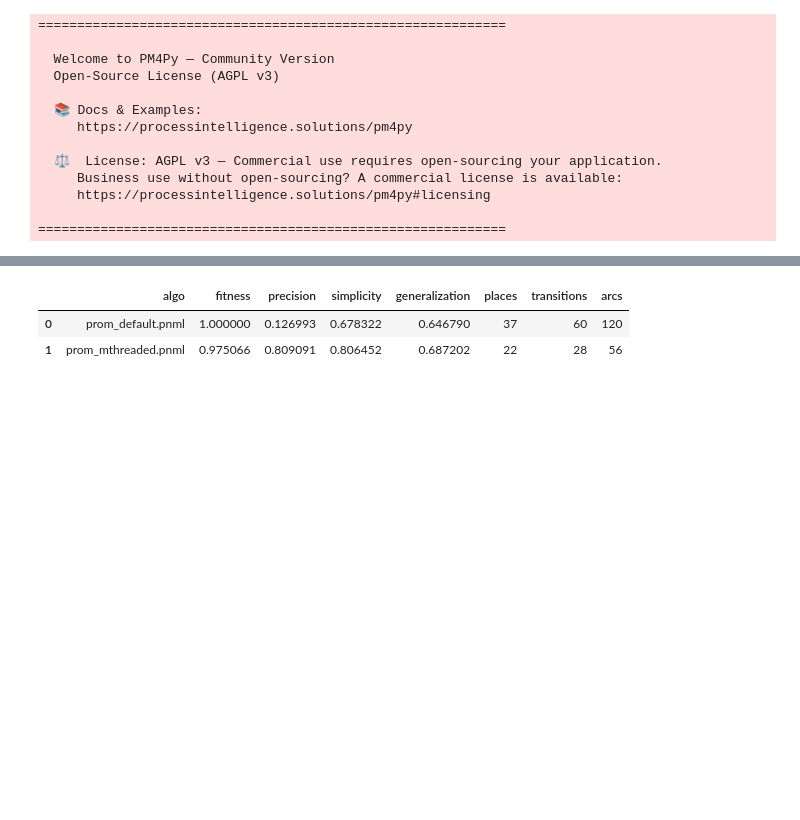
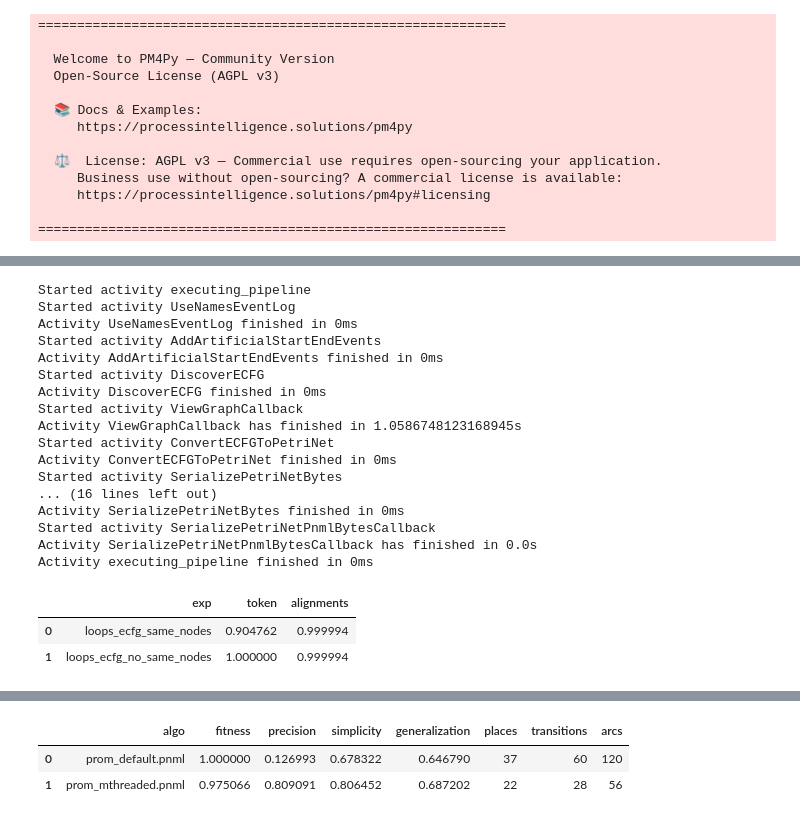
Before and after one commit to PM-IDE/workspace, a Jupyter notebook: Ficus/examples/gc_analysis/repro.ipynb, the cells around one changed output, grey strips where cells are left out. Drawn from its saved outputs; the diff is of its cells as text; code cells hidden in the pictures; blank space fills up the shorter version.

```diff
--- a/Ficus/examples/gc_analysis/repro.ipynb
+++ b/Ficus/examples/gc_analysis/repro.ipynb
@@ -176,0 +78,74 @@ finalResult {
+# %%
+def calculate_fitness(exp_name: str,
+                      first_log: list[list[str]],
+                      first: str,
+                      second_log: list[list[str]],
+                      second: str):
+    metrics = []
+    for exp, exp_log in zip([first, second], [first_log, second_log]):
+        exp_log_processed = []
+        for trace in exp_log:
+            trace = ['ARTIFICIAL_START'] + trace + ['ARTIFICIAL_END']
+            exp_log_processed.append(','.join(trace))
+
+        exp_log = pm4py.parse_event_log_string(exp_log_processed, return_legacy_log_object=True)
+        p, i, e = pm4py.read_pnml(f'{exp}.pnml')
+        p = pm4py.reduce_petri_net_invisibles(p)
+        pm4py.save_vis_petri_net(p, i, e, path(f'{exp_name}_{first}.png'))
+        fitness_replay = pm4py.fitness_token_based_replay(exp_log, p, i, e)['log_fitness']
+        fitness_alignments = pm4py.fitness_alignments(exp_log, p, i, e)['log_fitness']
+        metrics.append([exp, fitness_replay, fitness_alignments])
+
+    return pd.DataFrame(metrics, columns=['exp', 'token', 'alignments'])
+
+
+loops_log = [
+    ['A', 'B', 'C'],
+    ['A', 'B', 'B', 'C'],
+    ['A', 'B', 'B', 'B', 'C'],
+]
+
+Pipeline(
+    UseNamesEventLog(),
+    AddStartArtificialEvents(),
+    DiscoverECFG(root_sequence_kind=RootSequenceKind.LCS),
+    ViewGraph(export_path=path('loops_ecfg_same_nodes.png')),
+    ConvertECFGToPetriNet(),
+    SerializePetriNetPnmlBytes(save_path=path('loops_ecfg_same_nodes.pnml')),
+).execute('localhost:1234', initial_context={
+    'names_event_log': NamesLogContextValue(loops_log)
+})
+
+Pipeline(
+    UseNamesEventLog(),
+    AddStartArtificialEvents(),
+    DiscoverECFG(root_sequence_kind=RootSequenceKind.LCSLeftShifted),
+    ViewGraph(export_path=path('loops_ecfg_no_same_nodes.png')),
+    ConvertECFGToPetriNet(),
+    SerializePetriNetPnmlBytes(save_path=path('loops_ecfg_no_same_nodes.pnml')),
+).execute('localhost:1234', initial_context={
+    'names_event_log': NamesLogContextValue(loops_log)
+})
+
+calculate_fitness('loops', loops_log, 'loops_ecfg_same_nodes', loops_log, 'loops_ecfg_no_same_nodes')
+# %% [output]
+Started activity executing_pipeline
+Started activity UseNamesEventLog
+Activity UseNamesEventLog finished in 0ms
+Started activity AddArtificialStartEndEvents
+Activity AddArtificialStartEndEvents finished in 0ms
+Started activity DiscoverECFG
+Activity DiscoverECFG finished in 0ms
+Started activity ViewGraphCallback
+Activity ViewGraphCallback has finished in 1.0586748123168945s
+Started activity ConvertECFGToPetriNet
+Activity ConvertECFGToPetriNet finished in 0ms
+Started activity SerializePetriNetBytes
+... (16 lines left out)
+Activity SerializePetriNetBytes finished in 0ms
+Started activity SerializePetriNetPnmlBytesCallback
+Activity SerializePetriNetPnmlBytesCallback has finished in 0.0s
+Activity executing_pipeline finished in 0ms
+|  | exp | token | alignments |
+| 0 | loops_ecfg_same_nodes | 0.904762 | 0.999994 |
+| 1 | loops_ecfg_no_same_nodes | 1.000000 | 0.999994 |
```
Also changed, not shown: parts of 9 cells of this notebook, 36 other files.
